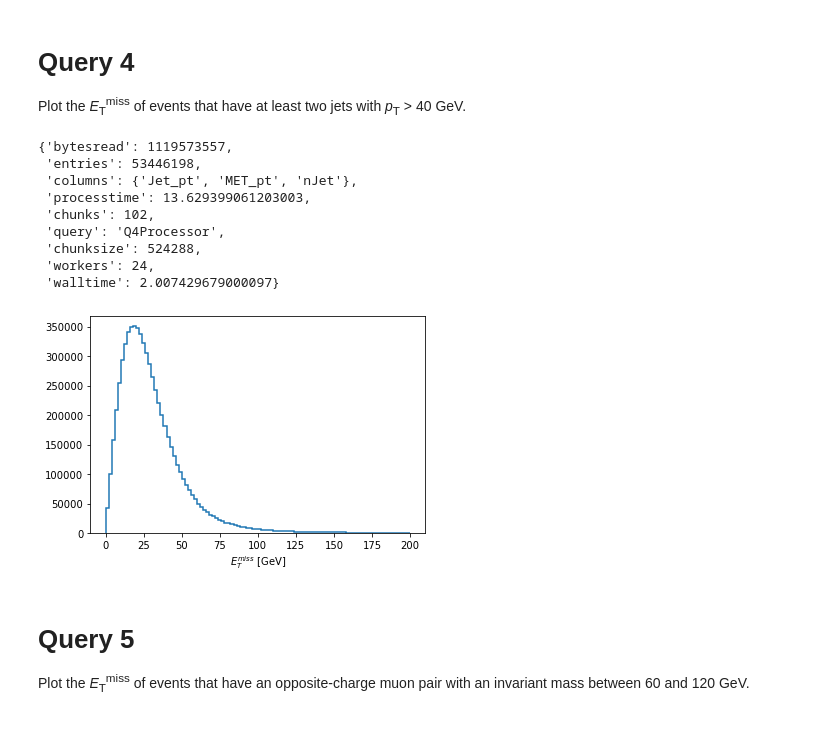
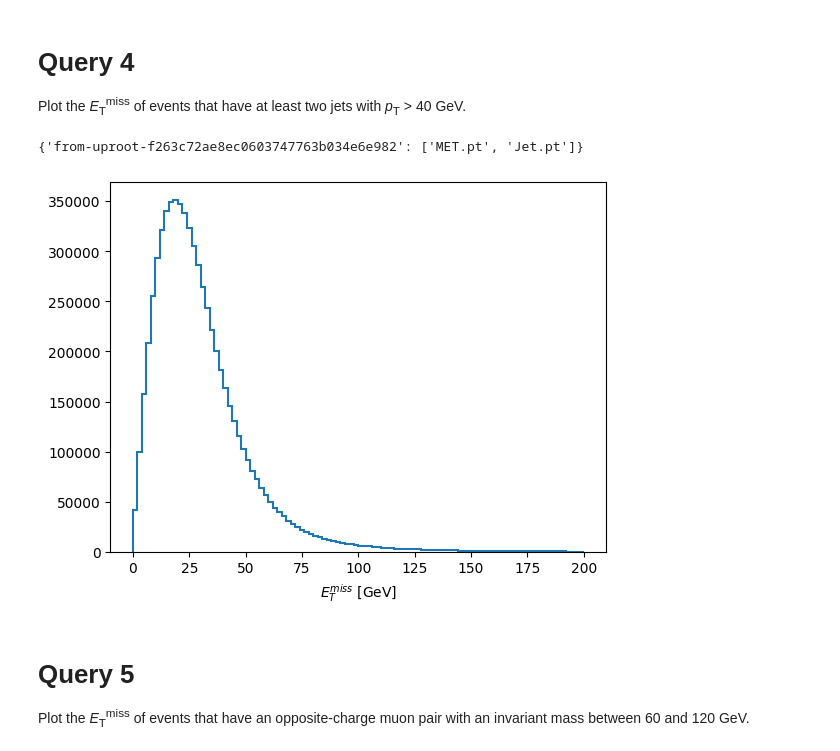
Before and after one commit to mats-playground/coffea-benchmarks, a Jupyter notebook: coffea-adl-benchmarks.ipynb, the cells around one changed output. Saved outputs shown, nothing was run; the diff lists cells and outputs as text; code cells hidden in the pictures.

```diff
--- a/coffea-adl-benchmarks.ipynb
+++ b/coffea-adl-benchmarks.ipynb
@@ -127,33 +82,18 @@ metrics
 # Query 4
 Plot the <i>E</i><sub>T</sub><sup>miss</sup> of events that have at least two jets with <i>p</i><sub>T</sub> > 40 GeV.
 # %%
-class Q4Processor(processor.ProcessorABC):
-    def process(self, events):
-        has2jets = ak.sum(events.Jet.pt > 40, axis=1) >= 2
-        return (
-            hist.Hist.new.Reg(100, 0, 200, name="met", label="$E_{T}^{miss}$ [GeV]")
-            .Double()
-            .fill(events[has2jets].MET.pt)
-        )
+has2jets = dak.sum(events.Jet.pt > 40, axis=1) >= 2
+q4_hist = (
+    hda.Hist.new.Reg(100, 0, 200, name="met", label="$E_{T}^{miss}$ [GeV]")
+    .Double()
+    .fill(events[has2jets].MET.pt)
+)
 
-    def postprocess(self, accumulator):
-        return accumulator
-
-
-out, metrics = run(Q4Processor)
-out.plot1d()
-metrics
+q4_hist.compute().plot1d()
+dak.necessary_columns(q4_hist)
 # %% [output]
-{'bytesread': 1119573557,
- 'entries': 53446198,
- 'columns': {'Jet_pt', 'MET_pt', 'nJet'},
- 'processtime': 13.629399061203003,
- 'chunks': 102,
- 'query': 'Q4Processor',
- 'chunksize': 524288,
- 'workers': 24,
- 'walltime': 2.007429679000097}
+{'from-uproot-f263c72ae8ec0603747763b034e6e982': ['MET.pt', 'Jet.pt']}
-[figure, old version]
+[figure, new version]
 # %% [markdown]
 # Query 5
 Plot the <i>E</i><sub>T</sub><sup>miss</sup> of events that have an
```
Also changed, not shown: parts of 8 cells of this notebook.
